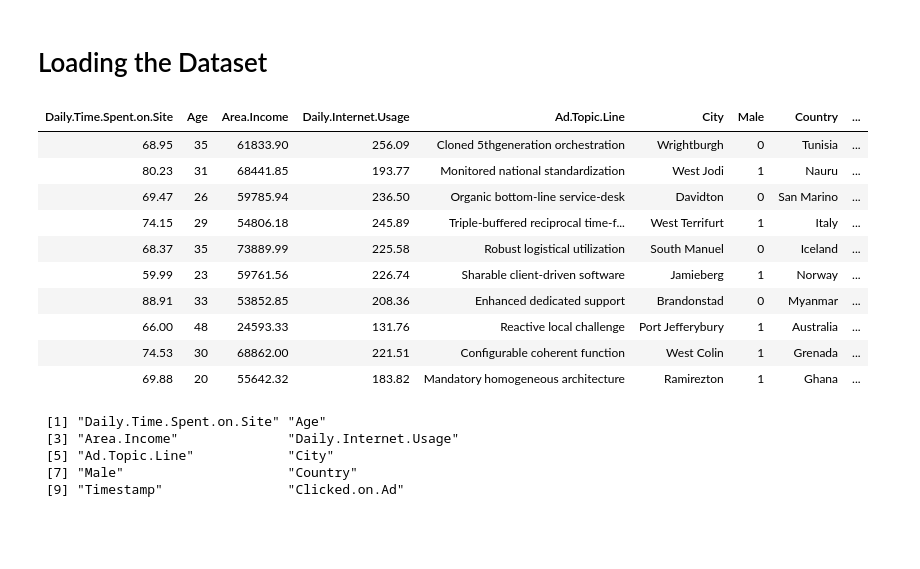
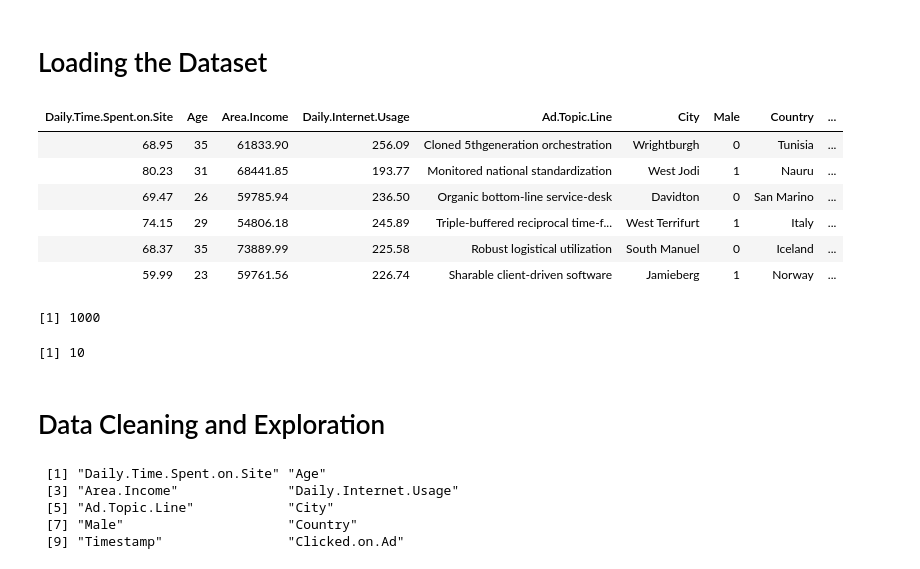
Before and after one commit to mwinzie/prediction-model-in-R, a Jupyter notebook: Ad Prediction Model.ipynb, the cells around one changed output. Cells and saved outputs as stored; diff of their text form; code cells hidden in the pictures; blank space fills up the shorter version.

```diff
--- a/Ad Prediction Model.ipynb
+++ b/Ad Prediction Model.ipynb
@@ -10,19 +10,3 @@ The solution involves creating a prediction model that will accurately predict w
 # Experimental Design
 # %% [markdown]
 # Loading the Dataset
-# %%
-adv <- read.csv("advertising.csv",header = T)
-
-head(adv,10)
-# %% [output]
-| Daily.Time.Spent.on.Site | Age | Area.Income | Daily.Internet.Usage | Ad.Topic.Line | City | Male | Country | ... |
-| 68.95 | 35 | 61833.90 | 256.09 | Cloned 5thgeneration orchestration | Wrightburgh | 0 | Tunisia | ... |
-| 80.23 | 31 | 68441.85 | 193.77 | Monitored national standardization | West Jodi | 1 | Nauru | ... |
-| 69.47 | 26 | 59785.94 | 236.50 | Organic bottom-line service-desk | Davidton | 0 | San Marino | ... |
-| 74.15 | 29 | 54806.18 | 245.89 | Triple-buffered reciprocal time-f... | West Terrifurt | 1 | Italy | ... |
-| 68.37 | 35 | 73889.99 | 225.58 | Robust logistical utilization | South Manuel | 0 | Iceland | ... |
-| 59.99 | 23 | 59761.56 | 226.74 | Sharable client-driven software | Jamieberg | 1 | Norway | ... |
-| 88.91 | 33 | 53852.85 | 208.36 | Enhanced dedicated support | Brandonstad | 0 | Myanmar | ... |
-| 66.00 | 48 | 24593.33 | 131.76 | Reactive local challenge | Port Jefferybury | 1 | Australia | ... |
-| 74.53 | 30 | 68862.00 | 221.51 | Configurable coherent function | West Colin | 1 | Grenada | ... |
-| 69.88 | 20 | 55642.32 | 183.82 | Mandatory homogeneous architecture | Ramirezton | 1 | Ghana | ... |
@@ -28,0 +29,13 @@ head(adv,10)
+# %%
+#loading the dataset and coverting it into Tibble
+adv <- read.csv("advertising.csv", stringsAsFactors=FALSE)
+
+head(adv)
+# %% [output]
+| Daily.Time.Spent.on.Site | Age | Area.Income | Daily.Internet.Usage | Ad.Topic.Line | City | Male | Country | ... |
+| 68.95 | 35 | 61833.90 | 256.09 | Cloned 5thgeneration orchestration | Wrightburgh | 0 | Tunisia | ... |
+| 80.23 | 31 | 68441.85 | 193.77 | Monitored national standardization | West Jodi | 1 | Nauru | ... |
+| 69.47 | 26 | 59785.94 | 236.50 | Organic bottom-line service-desk | Davidton | 0 | San Marino | ... |
+| 74.15 | 29 | 54806.18 | 245.89 | Triple-buffered reciprocal time-f... | West Terrifurt | 1 | Italy | ... |
+| 68.37 | 35 | 73889.99 | 225.58 | Robust logistical utilization | South Manuel | 0 | Iceland | ... |
+| 59.99 | 23 | 59761.56 | 226.74 | Sharable client-driven software | Jamieberg | 1 | Norway | ... |
@@ -29 +45,13 @@ head(adv,10)
+# %%
+#previewing the number of rows in the dataset
+nrow(adv)
+# %% [output]
+[1] 1000
+# %%
+#previewing the number of columns in the dataset
+ncol(adv)
+# %% [output]
+[1] 10
+# %% [markdown]
+# Data Cleaning and Exploration
 # %%
```
Also changed, not shown: parts of 14 cells of this notebook.
